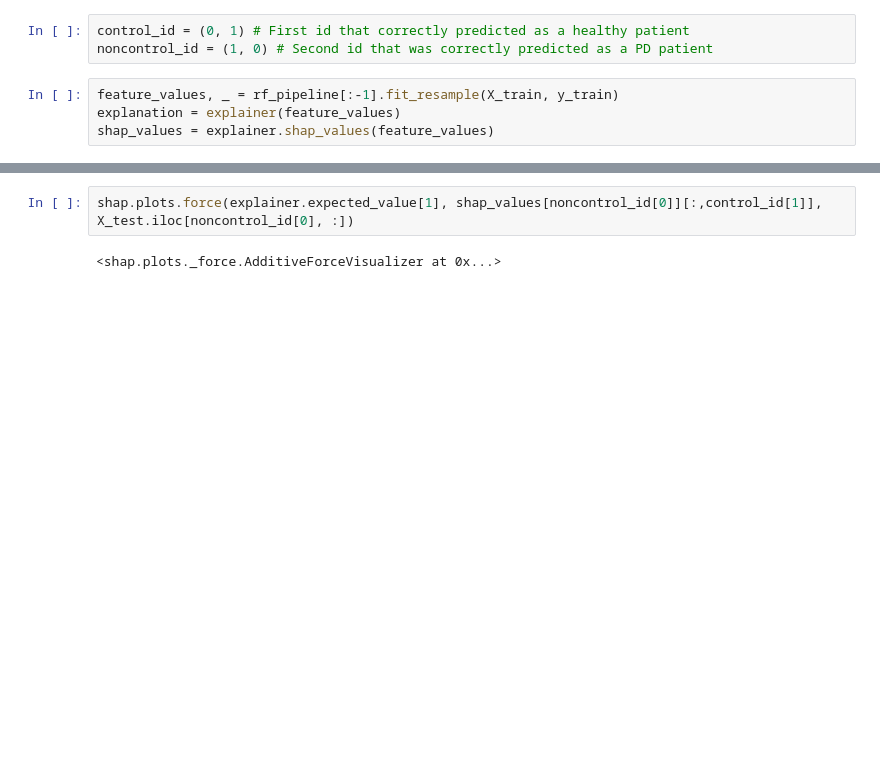
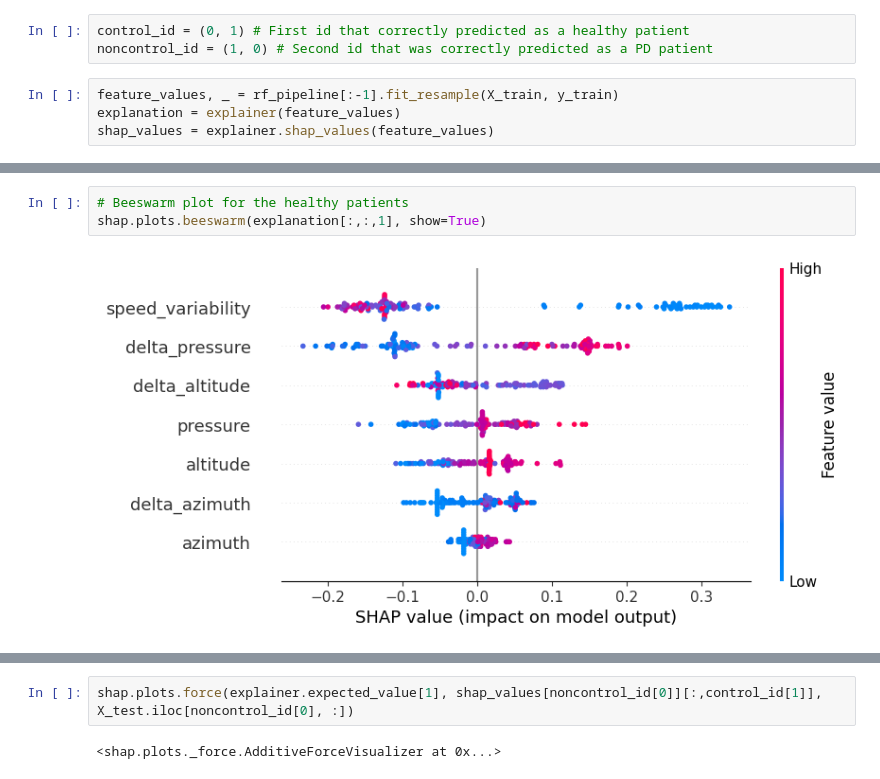
Before and after one commit to JWL16038/DATA471-Individual-Project, a Jupyter notebook: notebooks/spirals_modelling.ipynb, the cells around one changed output, grey strips where cells are left out. Cells and saved outputs as stored; diff of their text form; blank space fills up the shorter version.

```diff
--- a/notebooks/spirals_modelling.ipynb
+++ b/notebooks/spirals_modelling.ipynb
@@ -279,3 +279,8 @@ shap.plots.beeswarm(explanation[:,:,0], show=True)
+# %%
+# Beeswarm plot for the healthy patients
+shap.plots.beeswarm(explanation[:,:,1], show=True)
+# %% [output]
+[figure, added]
 # %%
 shap.plots.waterfall(explanation[noncontrol_id[0],:,noncontrol_id[1]])
 # %% [output]
```
Also changed, not shown: parts of 27 cells of this notebook.
